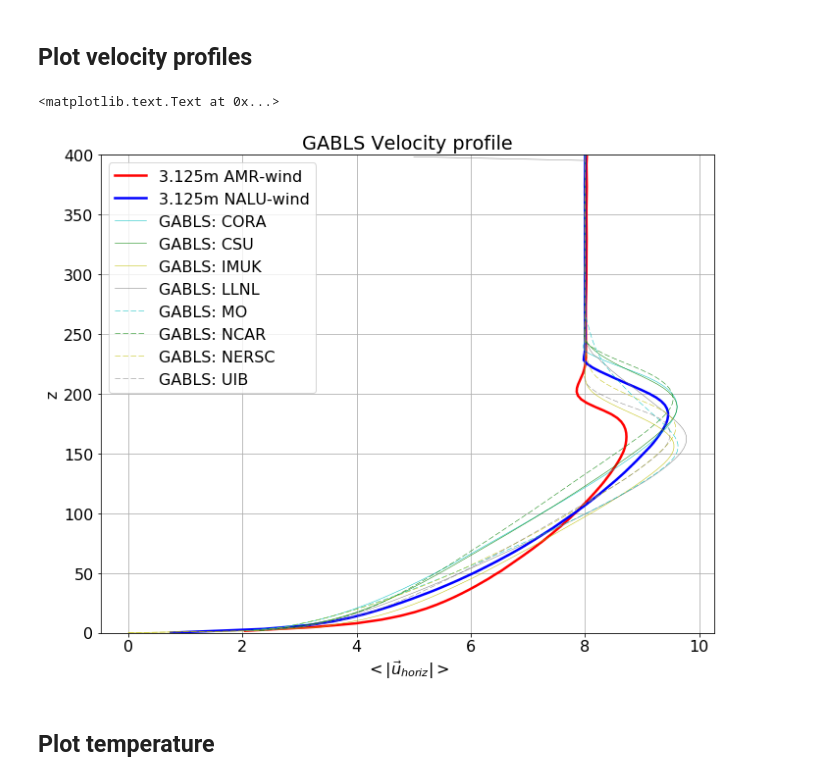
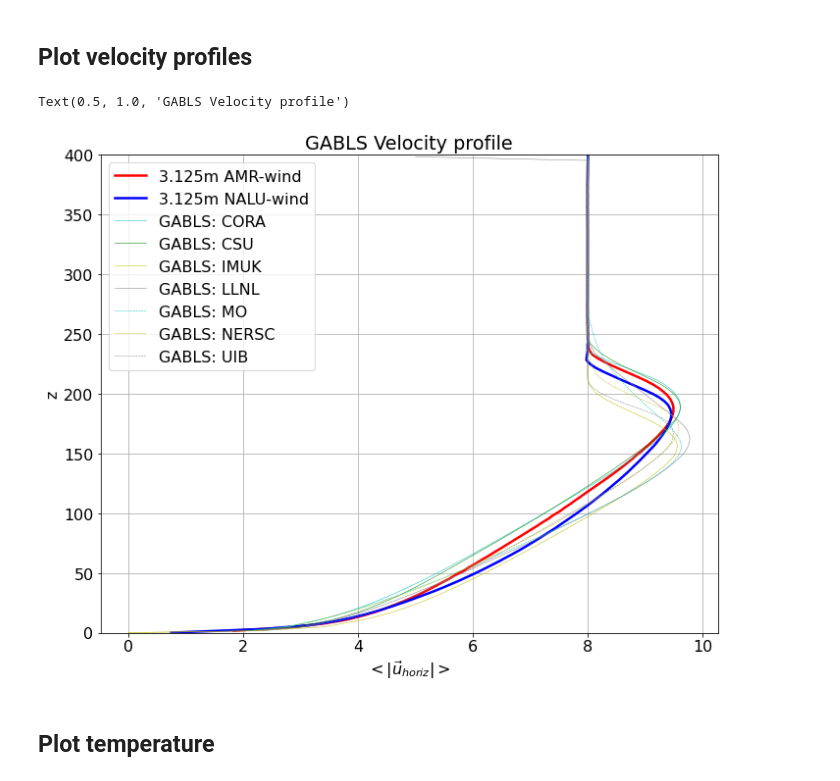
Before and after one commit to Exawind/wind-energy, a Jupyter notebook: GABLS/compareRuns_gabls.ipynb, the cells around one changed output. Cells and saved outputs as stored; diff of their text form; code cells hidden in the pictures.

```diff
--- a/GABLS/compareRuns_gabls.ipynb
+++ b/GABLS/compareRuns_gabls.ipynb
@@ -19,7 +19,7 @@ import matplotlib.pyplot as plt
 # %%
 # Provide locations and parameters of data
 l_cases = {
-    '3.125m AMR-wind': load_data.AMRWindStats('AmrWindKsgs_3p125'),
+    '3.125m AMR-wind': load_data.AMRWind2Stats('AmrWindKsgs_3p125'),
     '3.125m NALU-wind': load_data.NaluWindStats('NaluWindRun03'),
     #'amrwind-ksgs-1.5625m': load_data.AMRWindStats('AmrWindKsgs_1p5625'),
     'GABLS: CORA': load_data.GABLSData('gabls_data/res_3.125m/CORA'),
@@ -27,7 +27,7 @@ l_cases = {
     'GABLS: IMUK': load_data.GABLSData('gabls_data/res_3.125m/IMUK'),
     'GABLS: LLNL': load_data.GABLSData('gabls_data/res_3.125m/LLNL'),
     'GABLS: MO': load_data.GABLSData('gabls_data/res_3.125m/MO'),
-    'GABLS: NCAR': load_data.GABLSData('gabls_data/res_3.125m/NCAR'),
+    #'GABLS: NCAR': load_data.GABLSData('gabls_data/res_3.125m/NCAR'),
     'GABLS: NERSC': load_data.GABLSData('gabls_data/res_3.125m/NERSC'),
     'GABLS: UIB': load_data.GABLSData('gabls_data/res_3.125m/UIB')
     }
@@ -41,7 +41,7 @@ styles = {
     'GABLS: IMUK':    {'color':'y',    'lw':0.5, 'ls':'-'},
     'GABLS: LLNL':    {'color':'gray', 'lw':0.5, 'ls':'-'},
     'GABLS: MO':      {'color':'c',    'lw':0.5, 'ls':'--'},
-    'GABLS: NCAR':    {'color':'g',    'lw':0.5, 'ls':'--'},
+    #'GABLS: NCAR':    {'color':'g',    'lw':0.5, 'ls':'--'},
     'GABLS: NERSC':   {'color':'y',    'lw':0.5, 'ls':'--'},
     'GABLS: UIB':     {'color':'gray', 'lw':0.5, 'ls':'--'},
 
@@ -59,0 +66,3 @@ deltaX=3000.0/288         # Grid spacing
+# %%
+for l,c in l_cases.items():
+    print(l,c)
@@ -62,22 +81,22 @@ deltaX=3000.0/288         # Grid spacing
 # %%
 fig = plt.figure(figsize=(10,8))
 plt.rc('font', size=16)
 
-#for l,c in l_cases.items().sort():
-for l,c, in sorted(l_cases.iteritems(), key=lambda key_value: key_value[0]):
+for l,c in l_cases.items():
+#for l,c, in sorted(l_cases.iteritems(), key=lambda key_value: key_value[0]):
     ls=styles[l]
     plt.plot(c.hvelmag, c.z, label=l, color=ls['color'], linewidth=ls['lw'], linestyle=ls['ls'])
 plt.ylim()
 plt.xlabel(r'$< | \vec{u}_{horiz} | >$')
 plt.ylabel('z')
 plt.legend(loc=0)
 plt.ylim(0,400)
 plt.grid()
 plt.tight_layout()
 plt.title('GABLS Velocity profile')
 # %% [output]
-<matplotlib.text.Text at 0x...>
+Text(0.5, 1.0, 'GABLS Velocity profile')
-[figure, old version]
+[figure, new version]
 # %% [markdown]
 ## Plot temperature
 # %%
```
Also changed, not shown: parts of 6 cells of this notebook, 7 other files.
